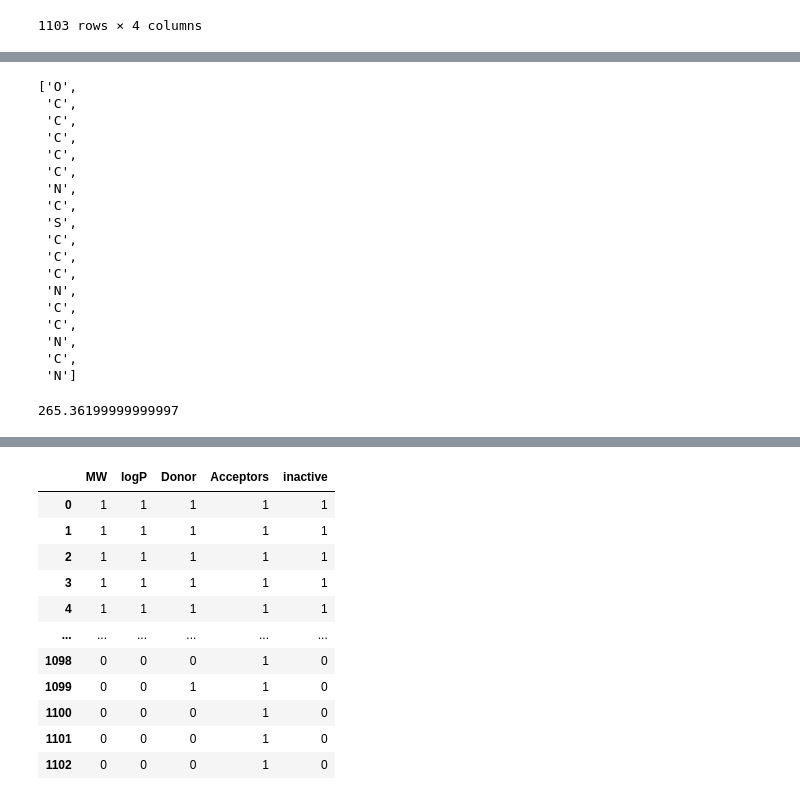
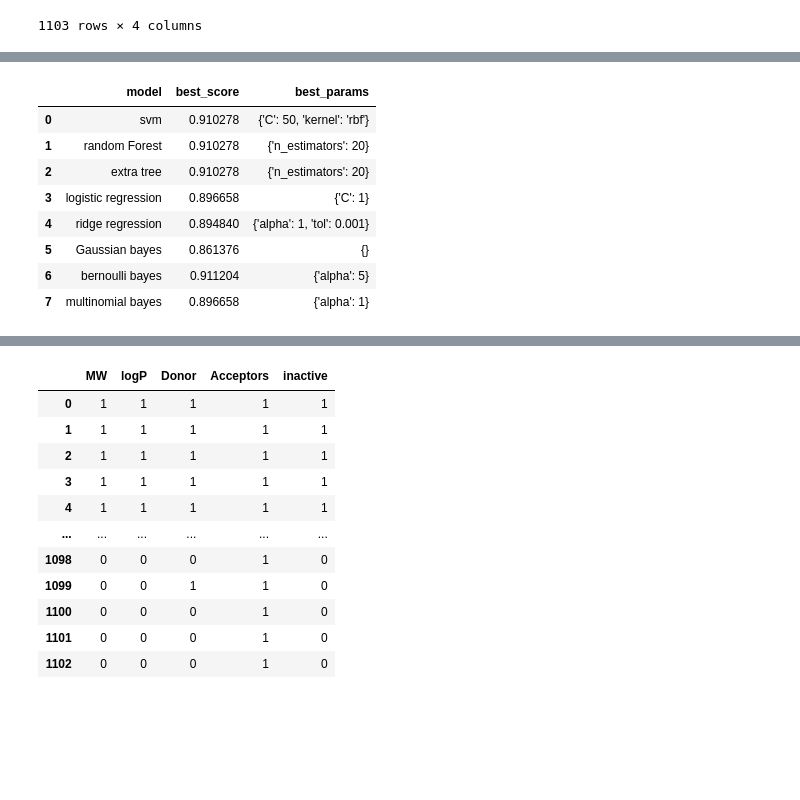
Before and after one commit to Shadin710/Drug-Discovery, a Jupyter notebook: main.ipynb, the cells around one changed output, grey strips where cells are left out. Cells and saved outputs as stored; diff of their text form; code cells hidden in the pictures; blank space fills up the shorter version.

```diff
--- a/main.ipynb
+++ b/main.ipynb
@@ -386,25 +340,0 @@ m.GetNumAtoms()
-# %%
-[atom.GetSymbol() for atom in m.GetAtoms()]
-# %% [output]
-['O',
- 'C',
- 'C',
- 'C',
- 'C',
- 'C',
- 'N',
- 'C',
- 'S',
- 'C',
- 'C',
- 'C',
- 'N',
- 'C',
- 'C',
- 'N',
- 'C',
- 'N']
-# %%
-Descriptors.MolWt(m)
-# %% [output]
-265.36199999999997
@@ -410,0 +407,13 @@ Descriptors.MolWt(m)
+# %%
+df_score = pd.DataFrame(score,columns= ['model','best_score','best_params'])
+df_score
+# %% [output]
+|  | model | best_score | best_params |
+| 0 | svm | 0.910278 | {'C': 50, 'kernel': 'rbf'} |
+| 1 | random Forest | 0.910278 | {'n_estimators': 20} |
+| 2 | extra tree | 0.910278 | {'n_estimators': 20} |
+| 3 | logistic regression | 0.896658 | {'C': 1} |
+| 4 | ridge regression | 0.894840 | {'alpha': 1, 'tol': 0.001} |
+| 5 | Gaussian bayes | 0.861376 | {} |
+| 6 | bernoulli bayes | 0.911204 | {'alpha': 5} |
+| 7 | multinomial bayes | 0.896658 | {'alpha': 1} |
```
Also changed, not shown: parts of 18 cells of this notebook.
